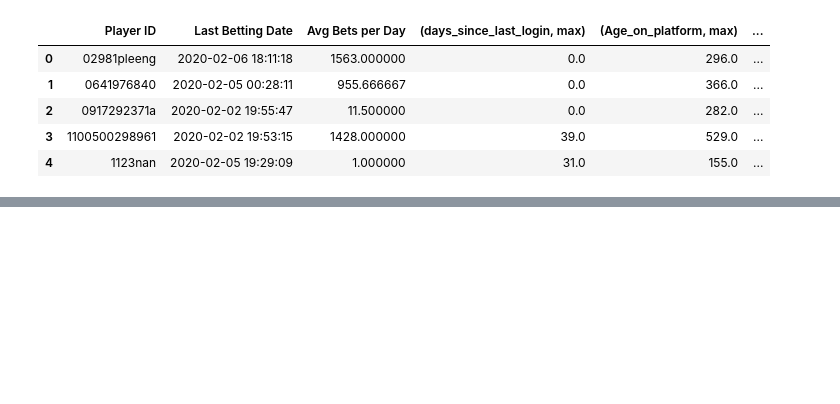
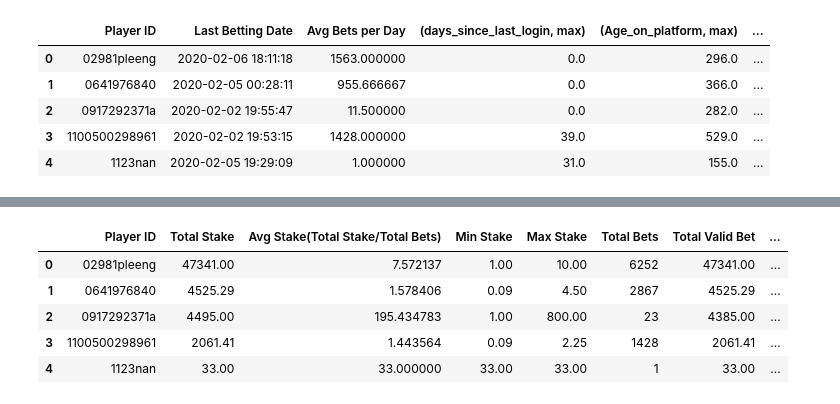
Before and after one commit to DataSenseiAryan/CampaignDb, a Jupyter notebook: Untitled.ipynb, the cells around one changed output, grey strips where cells are left out. Cells and saved outputs as stored; diff of their text form; code cells hidden in the pictures; blank space fills up the shorter version.

```diff
--- a/Untitled.ipynb
+++ b/Untitled.ipynb
@@ -261,0 +245,16 @@ df_pay.columns = ['customer_id','max_dvd_amount','min_dvd_amount','ave_dvd_amoun
+# %%
+bet_df = df.groupby('Player ID').agg({
+                                        "Stake": {"total_stake": "sum", "mean_stake(total_stake/total bets)": "mean", "min_stake": "min", "max_stake": "max", "bets": "count"},
+                                         "Valid Bet": {"total_Valid Bet": "sum", "mean_Valid Bet total_valid bets/total bets)": "mean"},
+                                        "Win/Loss": {"total_WIn/Loss": "sum", "mean_Valid Bet total_Win/Loss/total bets)": "mean"}
+                                     }).reset_index()
+bet_df.columns = ['Player ID','Total Stake','Avg Stake(Total Stake/Total Bets)','Min Stake','Max Stake','Total Bets','Total Valid Bet','Avg Valid Bet','Total Win/Loss', 'Avg Win/Loss']
+# %%
+bet_df.head()
+# %% [output]
+|  | Player ID | Total Stake | Avg Stake(Total Stake/Total Bets) | Min Stake | Max Stake | Total Bets | Total Valid Bet | ... |
+| 0 | 02981pleeng | 47341.00 | 7.572137 | 1.00 | 10.00 | 6252 | 47341.00 | ... |
+| 1 | 0641976840 | 4525.29 | 1.578406 | 0.09 | 4.50 | 2867 | 4525.29 | ... |
+| 2 | 0917292371a | 4495.00 | 195.434783 | 1.00 | 800.00 | 23 | 4385.00 | ... |
+| 3 | 1100500298961 | 2061.41 | 1.443564 | 0.09 | 2.25 | 1428 | 2061.41 | ... |
+| 4 | 1123nan | 33.00 | 33.000000 | 33.00 | 33.00 | 1 | 33.00 | ... |
```
Also changed, not shown: parts of 14 cells of this notebook.
